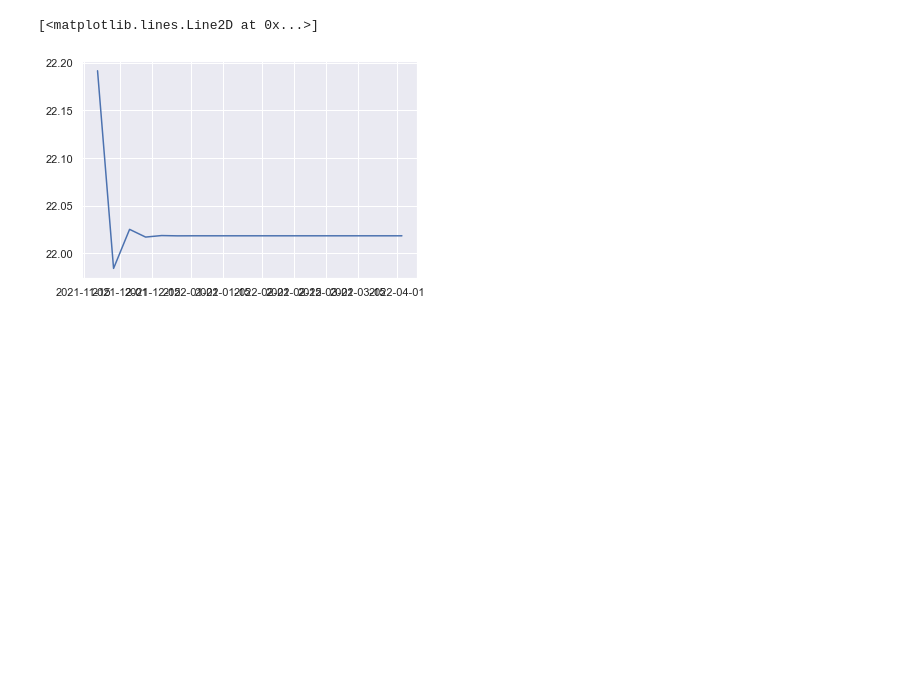
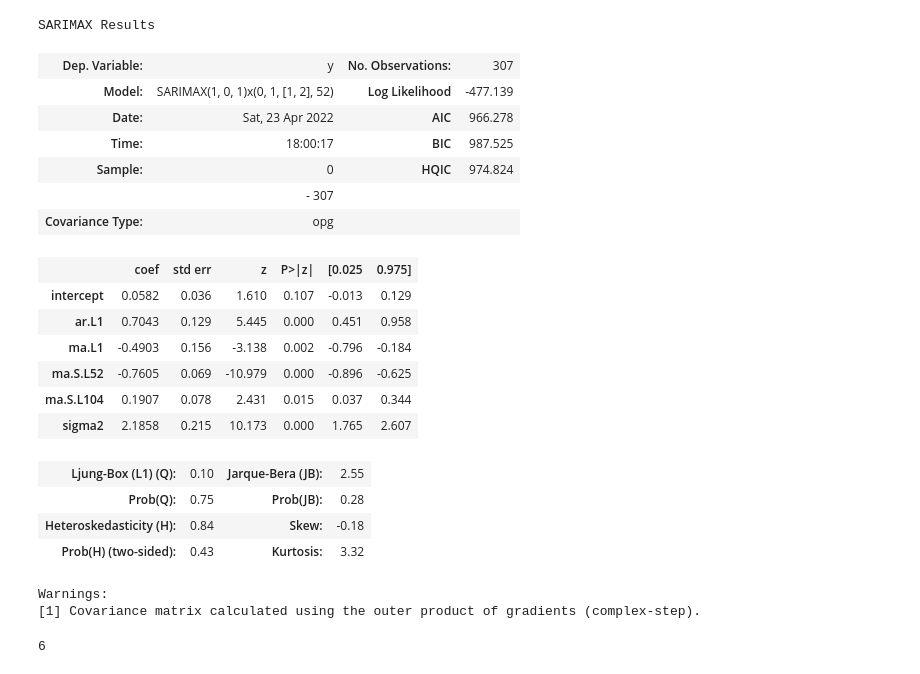
Before and after one commit to Nonug/stat4601-project, a Jupyter notebook: model_fitting.ipynb, the cells around one changed output. Drawn from its saved outputs; the diff is of its cells as text; code cells hidden in the pictures; blank space fills up the shorter version.

```diff
--- a/model_fitting.ipynb
+++ b/model_fitting.ipynb
@@ -49,4 +57,4 @@ plt.plot(test)
 # %%
-# stepwise_model = auto_arima(
-#     train, d=1, seasonal=True, m = 365, trace=True, suppress_warnings=True, stepwise=True
-# )
+stepwise_model = auto_arima(
+    train, D=1, seasonal=True, m = 52, trace=True, suppress_warnings=True, stepwise=True
+)
@@ -101,6 +79,29 @@ Warnings:
-# %%
-# plt.plot(train, label='training')
-plt.plot(fc_series, label='forecast')
-# %% [output]
-[<matplotlib.lines.Line2D at 0x...>]
-[figure, removed]
+# %%
+stepwise_model.summary()
+# %% [output]
+SARIMAX Results
+| Dep. Variable: | y | No. Observations: | 307 |
+| Model: | SARIMAX(1, 0, 1)x(0, 1, [1, 2], 52) | Log Likelihood | -477.139 |
+| Date: | Sat, 23 Apr 2022 | AIC | 966.278 |
+| Time: | 18:00:17 | BIC | 987.525 |
+| Sample: | 0 | HQIC | 974.824 |
+|  | - 307 |  |  |
+| Covariance Type: | opg |  |  |
+|  | coef | std err | z | P>|z| | [0.025 | 0.975] |
+| intercept | 0.0582 | 0.036 | 1.610 | 0.107 | -0.013 | 0.129 |
+| ar.L1 | 0.7043 | 0.129 | 5.445 | 0.000 | 0.451 | 0.958 |
+| ma.L1 | -0.4903 | 0.156 | -3.138 | 0.002 | -0.796 | -0.184 |
+| ma.S.L52 | -0.7605 | 0.069 | -10.979 | 0.000 | -0.896 | -0.625 |
+| ma.S.L104 | 0.1907 | 0.078 | 2.431 | 0.015 | 0.037 | 0.344 |
+| sigma2 | 2.1858 | 0.215 | 10.173 | 0.000 | 1.765 | 2.607 |
+| Ljung-Box (L1) (Q): | 0.10 | Jarque-Bera (JB): | 2.55 |
+| Prob(Q): | 0.75 | Prob(JB): | 0.28 |
+| Heteroskedasticity (H): | 0.84 | Skew: | -0.18 |
+| Prob(H) (two-sided): | 0.43 | Kurtosis: | 3.32 |
+Warnings:
+[1] Covariance matrix calculated using the outer product of gradients (complex-step).
+# %%
+acorr_ljungbox(stepwise_model.resid(), model_df=stepwise_model.df_model(), return_df=True)
+stepwise_model.df_model()
+# %% [output]
+6
```
Also changed, not shown: parts of 19 cells of this notebook, 2 other files.
